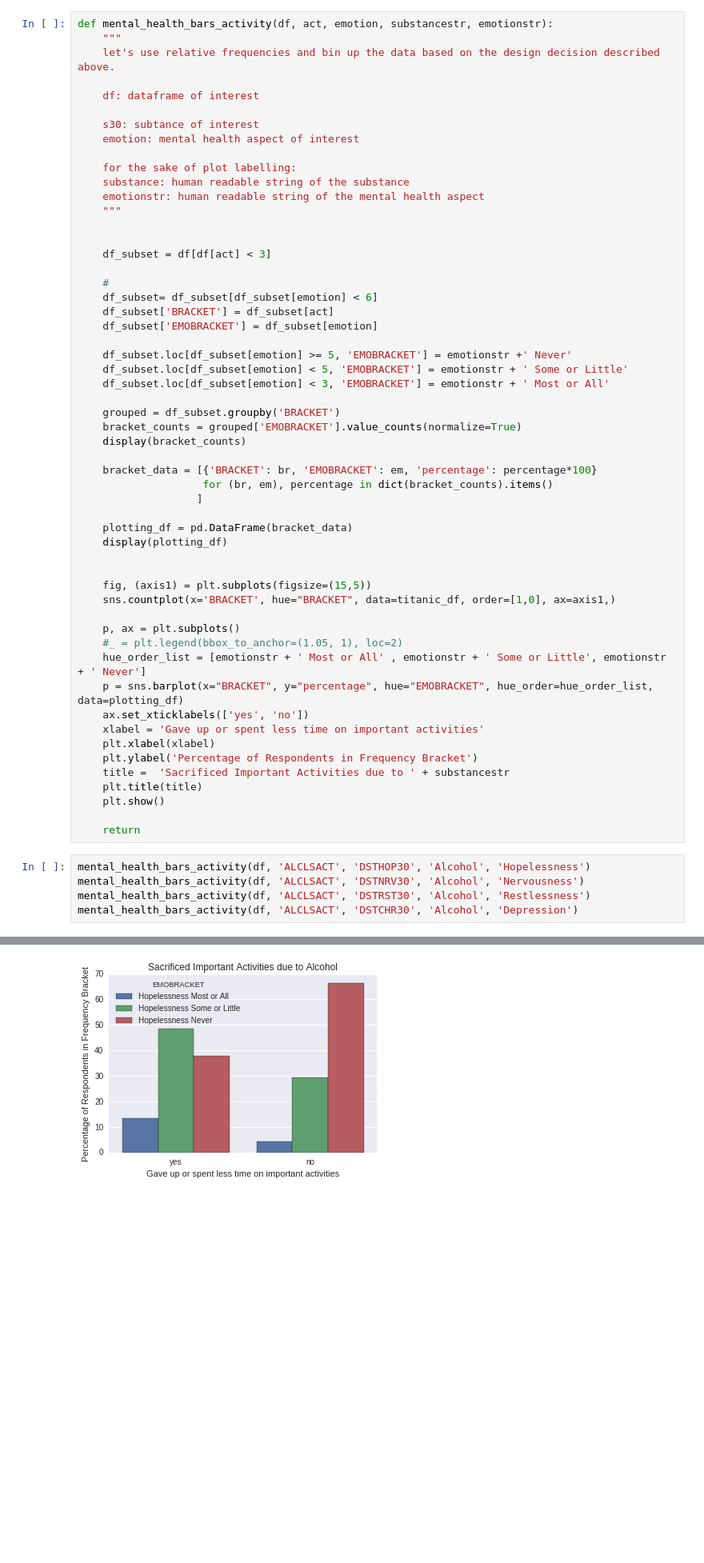
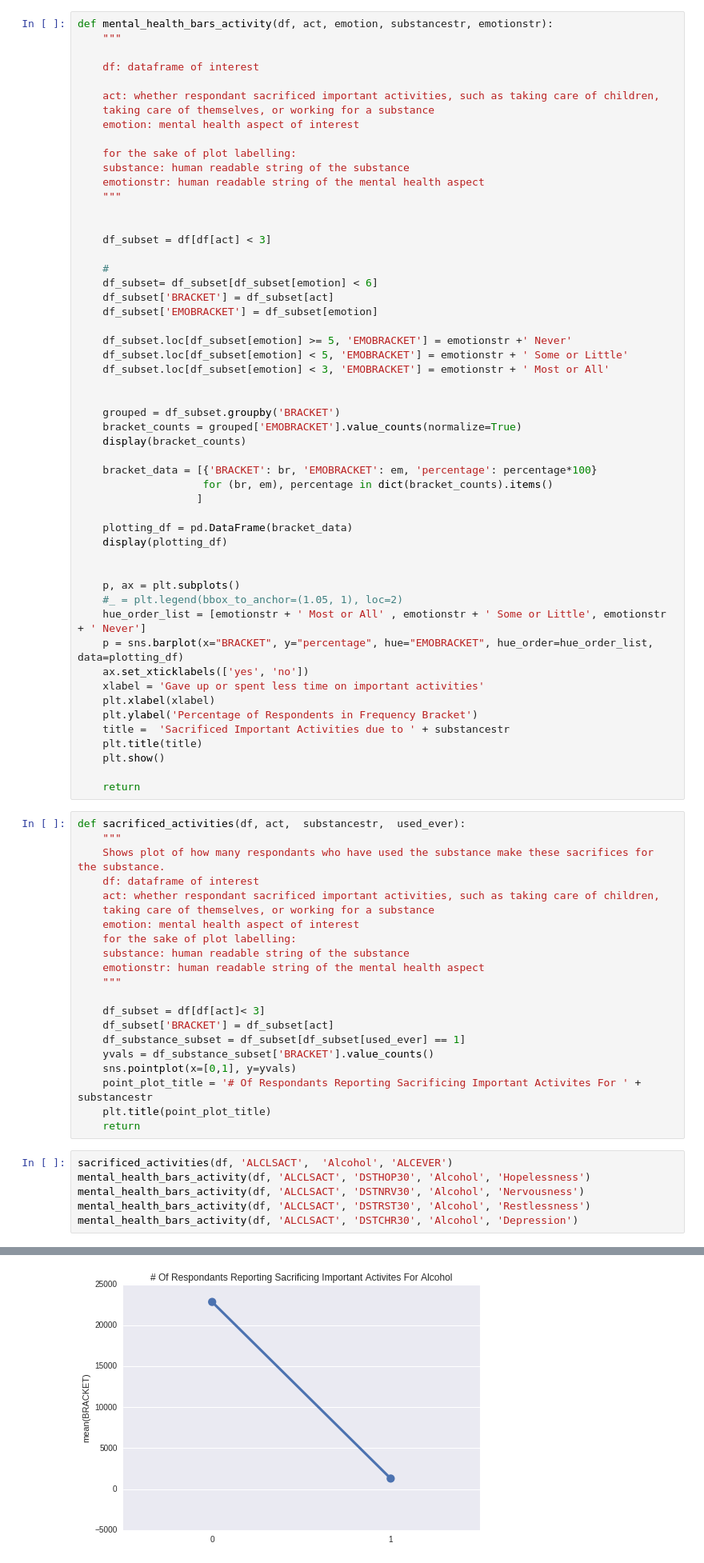
Before and after one commit to greenteawarrior/DataScience16CTW, a Jupyter notebook: drug_usage_health_next_steps.ipynb, the cells around one changed output, grey strips where cells are left out. Shown at 80% size. Cells and saved outputs as stored; diff of their text form; blank space fills up the shorter version.

Commit message:
Countplots with activity plots

```diff
--- a/drug_usage_health_next_steps.ipynb
+++ b/drug_usage_health_next_steps.ipynb
@@ -52,11 +33,11 @@ Name: ALCLSACT, dtype: int64
 # %%
 def mental_health_bars_activity(df, act, emotion, substancestr, emotionstr):
     """
-    let's use relative frequencies and bin up the data based on the design decision described above.
 
     df: dataframe of interest
 
-    s30: subtance of interest
+    act: whether respondant sacrificed important activities, such as taking care of children,
+    taking care of themselves, or working for a substance
     emotion: mental health aspect of interest
 
     for the sake of plot labelling:
@@ -76,6 +57,7 @@ def mental_health_bars_activity(df, act, emotion, substancestr, emotionstr):
     df_subset.loc[df_subset[emotion] < 5, 'EMOBRACKET'] = emotionstr + ' Some or Little'
     df_subset.loc[df_subset[emotion] < 3, 'EMOBRACKET'] = emotionstr + ' Most or All'
 
+
     grouped = df_subset.groupby('BRACKET')
     bracket_counts = grouped['EMOBRACKET'].value_counts(normalize=True)
     display(bracket_counts)
@@ -87,9 +69,6 @@ def mental_health_bars_activity(df, act, emotion, substancestr, emotionstr):
     plotting_df = pd.DataFrame(bracket_data)
     display(plotting_df)
 
-
-    fig, (axis1) = plt.subplots(figsize=(15,5))
-    sns.countplot(x='BRACKET', hue="BRACKET", data=titanic_df, order=[1,0], ax=axis1,)
 
     p, ax = plt.subplots()
     #_ = plt.legend(bbox_to_anchor=(1.05, 1), loc=2)
@@ -104,25 +83,47 @@ def mental_health_bars_activity(df, act, emotion, substancestr, emotionstr):
     plt.show()
 
     return
+# %%
+def sacrificed_activities(df, act,  substancestr,  used_ever):
+    """
+    Shows plot of how many respondants who have used the substance make these sacrifices for the substance.
+    df: dataframe of interest
+    act: whether respondant sacrificed important activities, such as taking care of children,
+    taking care of themselves, or working for a substance
+    emotion: mental health aspect of interest
+    for the sake of plot labelling:
+    substance: human readable string of the substance
+    emotionstr: human readable string of the mental health aspect
+    """
+
+    df_subset = df[df[act]< 3]
+    df_subset['BRACKET'] = df_subset[act]
+    df_substance_subset = df_subset[df_subset[used_ever] == 1]
+    yvals = df_substance_subset['BRACKET'].value_counts()
+    sns.pointplot(x=[0,1], y=yvals)
+    point_plot_title = '# Of Respondants Reporting Sacrificing Important Activites For ' + substancestr
+    plt.title(point_plot_title)
+    return
 # %%
+sacrificed_activities(df, 'ALCLSACT',  'Alcohol', 'ALCEVER')
 mental_health_bars_activity(df, 'ALCLSACT', 'DSTHOP30', 'Alcohol', 'Hopelessness')
 mental_health_bars_activity(df, 'ALCLSACT', 'DSTNRV30', 'Alcohol', 'Nervousness')
 mental_health_bars_activity(df, 'ALCLSACT', 'DSTRST30', 'Alcohol', 'Restlessness')
 mental_health_bars_activity(df, 'ALCLSACT', 'DSTCHR30', 'Alcohol', 'Depression')
 # %% [output]
 BRACKET  EMOBRACKET
 1        Hopelessness Some or Little    0.485670
          Hopelessness Never             0.379551
          Hopelessness Most or All       0.134779
 2        Hopelessness Never             0.663388
          Hopelessness Some or Little    0.294421
          Hopelessness Most or All       0.042191
 dtype: float64
 |  | BRACKET | EMOBRACKET | percentage |
 | 0 | 1 | Hopelessness Most or All | 13.477924 |
 | 1 | 2 | Hopelessness Most or All | 4.219133 |
 | 2 | 1 | Hopelessness Never | 37.955074 |
 | 3 | 2 | Hopelessness Some or Little | 29.442113 |
 | 4 | 1 | Hopelessness Some or Little | 48.567002 |
 | 5 | 2 | Hopelessness Never | 66.338755 |
-[figure, old version]
+[figure, new version]
```
Also changed, not shown: parts of 4 cells of this notebook.
